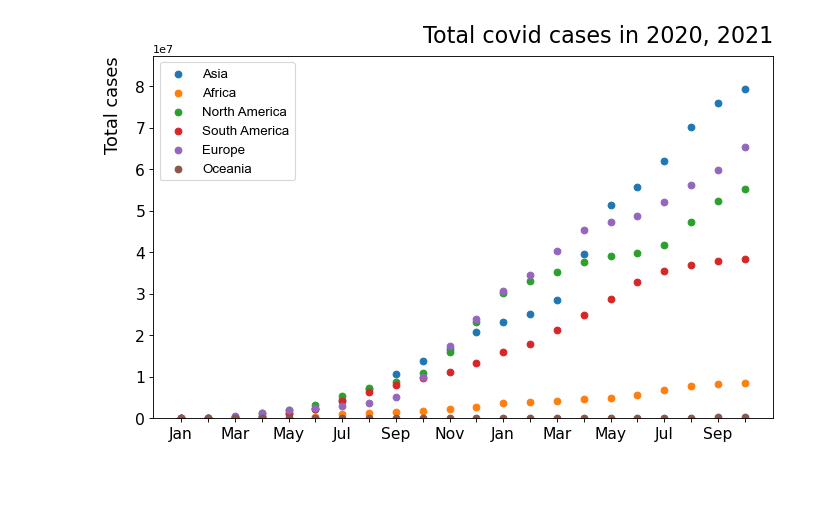
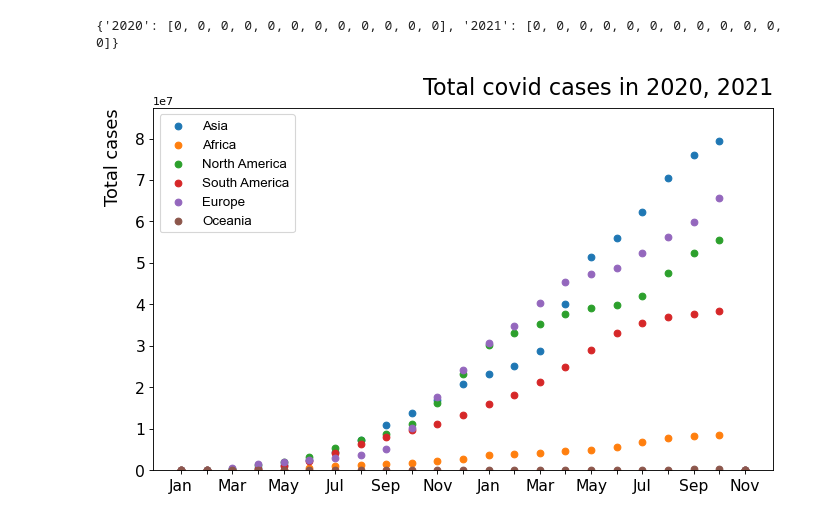
Before and after one commit to msdec321/DataAnalysisWorkbooks, a Jupyter notebook: Covid19/covid_data.ipynb, the cells around one changed output. Cells and saved outputs as stored; diff of their text form; code cells hidden in the pictures; blank space fills up the shorter version.

```diff
--- a/Covid19/covid_data.ipynb
+++ b/Covid19/covid_data.ipynb
@@ -5,5 +28,5 @@ import Helpers, src
 # %%
-covidFile = open("owid-covid-data.csv")
+covidFile = open("owid-covid-data.csv", 'r')
 covidReader = csv.reader(covidFile)
 myList = list(covidReader)
 myList = Helpers.removeEmptyLists(myList)  # Remove empty rows from csv file
@@ -84,6 +107,10 @@ covidDictionary = {
 
                       "Oceania" :       {'2020' : [0, 0, 0, 0, 0, 0, 0, 0, 0, 0, 0, 0],
                                          '2021' : [0, 0, 0, 0, 0, 0, 0, 0, 0, 0, 0, 0] } } }
+# %%
+print(covidDictionary['casesByMonth']['Asia'])
+# %% [output]
+{'2020': [0, 0, 0, 0, 0, 0, 0, 0, 0, 0, 0, 0], '2021': [0, 0, 0, 0, 0, 0, 0, 0, 0, 0, 0, 0]}
 # %%
 temp_loc, temp_cases, temp_deaths, temp_vacc, temp_month, temp_cont, temp_year = ['', ''], ['', ''], ['', ''], ['', ''], ['', ''], ['',''], ['','']
 
@@ -104,34 +131,40 @@ for i, row in enumerate(myList):
         temp_year[0] = temp_year[1]
         temp_year[1] = myList[i][3][:4]
 
-        temp_cases[0] = temp_cases[1]
-        temp_cases[1] = myList[i][4]
-
-        temp_deaths[0] = temp_deaths[1]
-        temp_deaths[1] = myList[i][7]
-
-        temp_vacc[0] = temp_vacc[1]
-        temp_vacc[1] = myList[i][36]
-
         if temp_month[0] in month_index_map.keys():
             month_index = month_index_map[temp_month[0]]
 
         for key in covidDictionary.keys():
 
-            if temp_cont[0] == '': continue  # Skip instances where data is not recorded.
+            if temp_cont[0] == '': continue
 
             if key == "casesByMonth":
+                if myList[i][4] == '': temp_cases[1] = ''
+                else: temp_cases[1] = int(float(myList[i][4]))
+
+                temp_cases[0] = temp_cases[1]
                 if temp_cases[0] == '': continue
+
                 if temp_loc[0] == temp_loc[1] and temp_month[0] != temp_month[1]:
                     src.total_calculator(covidDictionary, key, temp_cases[0], temp_cont[0], month_index, temp_year[0])
 
             elif key == "deathsByMonth":
+                if myList[i][7] == '': temp_deaths[1] = ''
+                else: temp_deaths[1] = int(float(myList[i][7]))
+
+                temp_deaths[0] = temp_deaths[1]
                 if temp_deaths[0] == '': continue
+
                 if temp_loc[0] == temp_loc[1] and temp_month[0] != temp_month[1]:
                     src.total_calculator(covidDictionary, key, temp_deaths[0], temp_cont[0], month_index, temp_year[0])
 
             elif key == "vaccByMonth":
+                if myList[i][36] == '': temp_vacc[1] = ''
+                else: temp_vacc[1] = int(float(myList[i][36]))
+
+                temp_vacc[0] = temp_vacc[1]
                 if temp_vacc[0] == '': continue
+
                 if temp_loc[0] == temp_loc[1] and temp_month[0] != temp_month[1]:
                     src.total_calculator(covidDictionary, key, temp_vacc[0], temp_cont[0], month_index, temp_year[0])
 
@@ -166,14 +199,14 @@ casesDeathRatio = Helpers.listDivision(total_cases, total_deaths)
 # %%
 labels = ['', 'Total cases', 'Total covid cases in 2020, 2021', continents]
 x, y = [], []
 
 for i in range(6):  # Six continents
-    x.append(months_list[ : 22])
-    y.append(total_cases[i][ : 22])
+    x.append(months_list[ : 23])
+    y.append(total_cases[i][ : 23])
 
-yrange = [0, max(max(y)) * 1.1]
+yrange = [0, max(y[0]) * 1.1]
 
 Helpers.largePlotterMultipleTicks(labels, x, y, yrange, legendLoc = 2,
-                                  xTick = [True, months_list[:22], months_labels[:22]])
+                                  xTick = [True, months_list[:23], months_labels[:23]])
 # %% [output]
-[figure, old version]
+[figure, new version]
```
Also changed, not shown: parts of 8 cells of this notebook.
